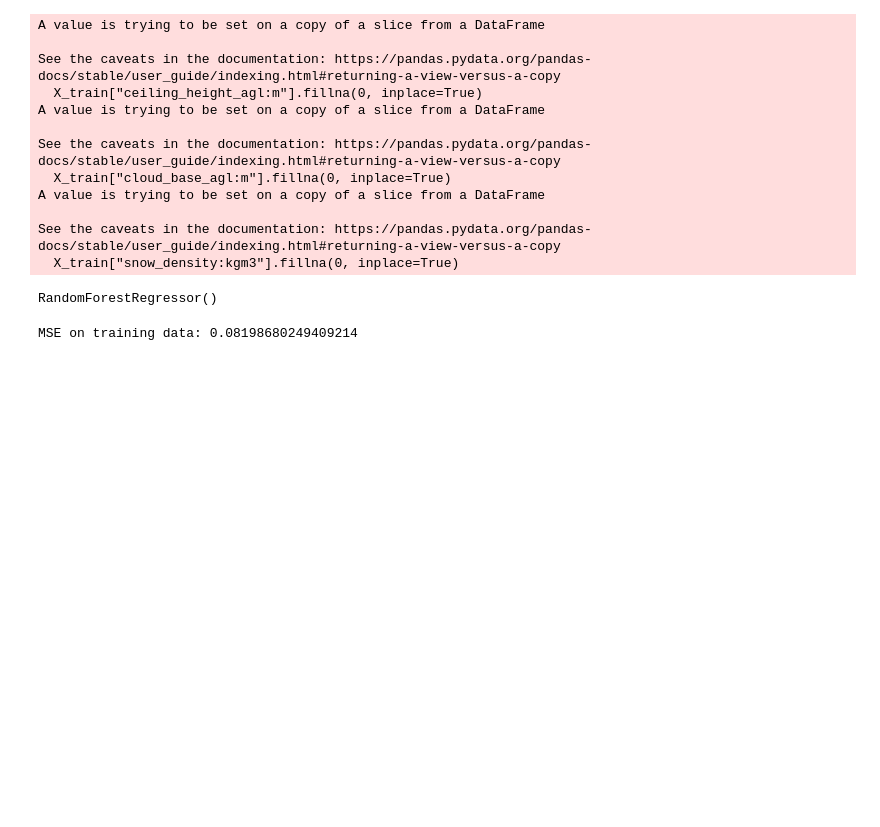
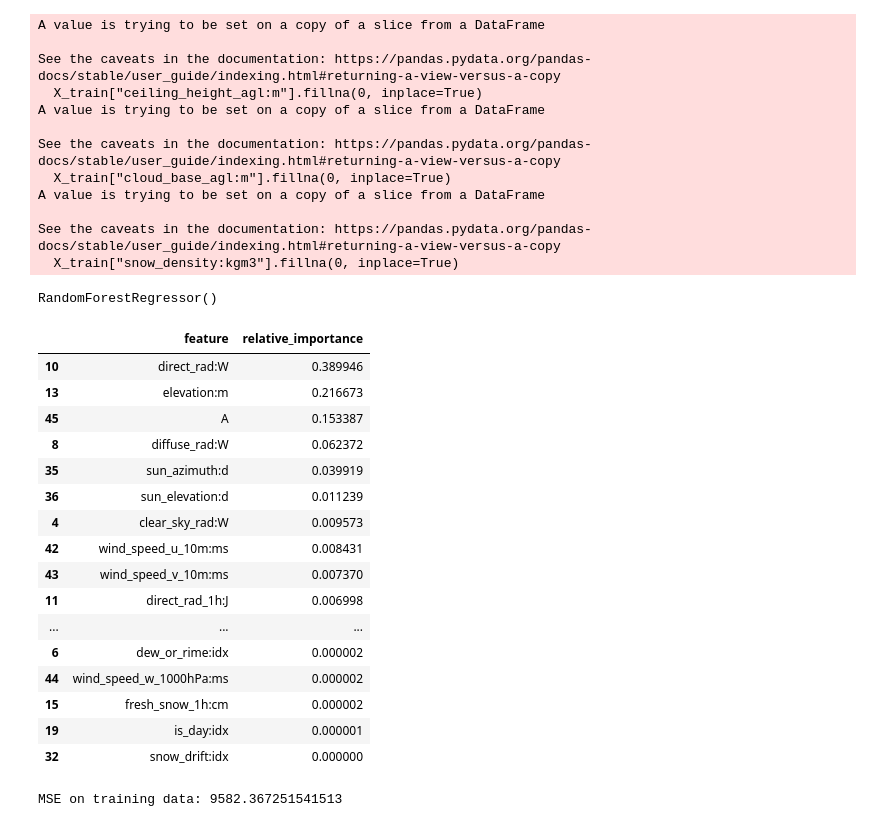
Before and after one commit to taheeraahmed/tdt4173-project, a Jupyter notebook: all_features.ipynb, the cells around one changed output. Drawn from its saved outputs; the diff is of its cells as text; code cells hidden in the pictures; blank space fills up the shorter version.

Commit message:
all features random forest

```diff
--- a/all_features.ipynb
+++ b/all_features.ipynb
@@ -2,8 +4,11 @@
 from data_preprocess import data_preprocess, get_input_data, get_training_data
 
 data = data_preprocess(one_hot_location=True)
+# %%
+# add a column for month of the year
+month = data['time'].apply(lambda x: x.month)
 # %%
-features = ['pv_measurement', 'absolute_humidity_2m:gm3',
+features = ['absolute_humidity_2m:gm3',
        'air_density_2m:kgm3', 'ceiling_height_agl:m', 'clear_sky_energy_1h:J',
        'clear_sky_rad:W', 'cloud_base_agl:m', 'dew_or_rime:idx',
        'dew_point_2m:K', 'diffuse_rad:W', 'diffuse_rad_1h:J', 'direct_rad:W',
@@ -21,3 +26,5 @@ features = ['pv_measurement', 'absolute_humidity_2m:gm3',
        'wind_speed_w_1000hPa:ms', 'A', 'B', 'C']
 # %%
 X_train, targets = get_training_data(data, features)
+# %%
+X_train["month"] = month
@@ -48,10 +61,41 @@ forest_reg = RandomForestRegressor()
 forest_reg.fit(X, y)
 # %% [output]
 RandomForestRegressor()
+# %%
+import pandas as pd
+
+names_list = []
+scores_list = []
+
+for name, score, in zip(features, forest_reg.feature_importances_):
+    names_list.append(name)
+    scores_list.append(score)
+
+feature_importance = pd.DataFrame({"feature": names_list, "relative_importance": scores_list})
+
+feature_importance.sort_values("relative_importance", ascending=False)
+# %% [output]
+|  | feature | relative_importance |
+| 10 | direct_rad:W | 0.389946 |
+| 13 | elevation:m | 0.216673 |
+| 45 | A | 0.153387 |
+| 8 | diffuse_rad:W | 0.062372 |
+| 35 | sun_azimuth:d | 0.039919 |
+| 36 | sun_elevation:d | 0.011239 |
+| 4 | clear_sky_rad:W | 0.009573 |
+| 42 | wind_speed_u_10m:ms | 0.008431 |
+| 43 | wind_speed_v_10m:ms | 0.007370 |
+| 11 | direct_rad_1h:J | 0.006998 |
+| ... | ... | ... |
+| 6 | dew_or_rime:idx | 0.000002 |
+| 44 | wind_speed_w_1000hPa:ms | 0.000002 |
+| 15 | fresh_snow_1h:cm | 0.000002 |
+| 19 | is_day:idx | 0.000001 |
+| 32 | snow_drift:idx | 0.000000 |
 # %%
 from evaluate import training_mse
 
 predictions = forest_reg.predict(X)
 training_mse(y, predictions)
 # %% [output]
-MSE on training data: 0.08198680249409214
+MSE on training data: 9582.367251541513
```
Also changed, not shown: parts of 16 cells of this notebook.
